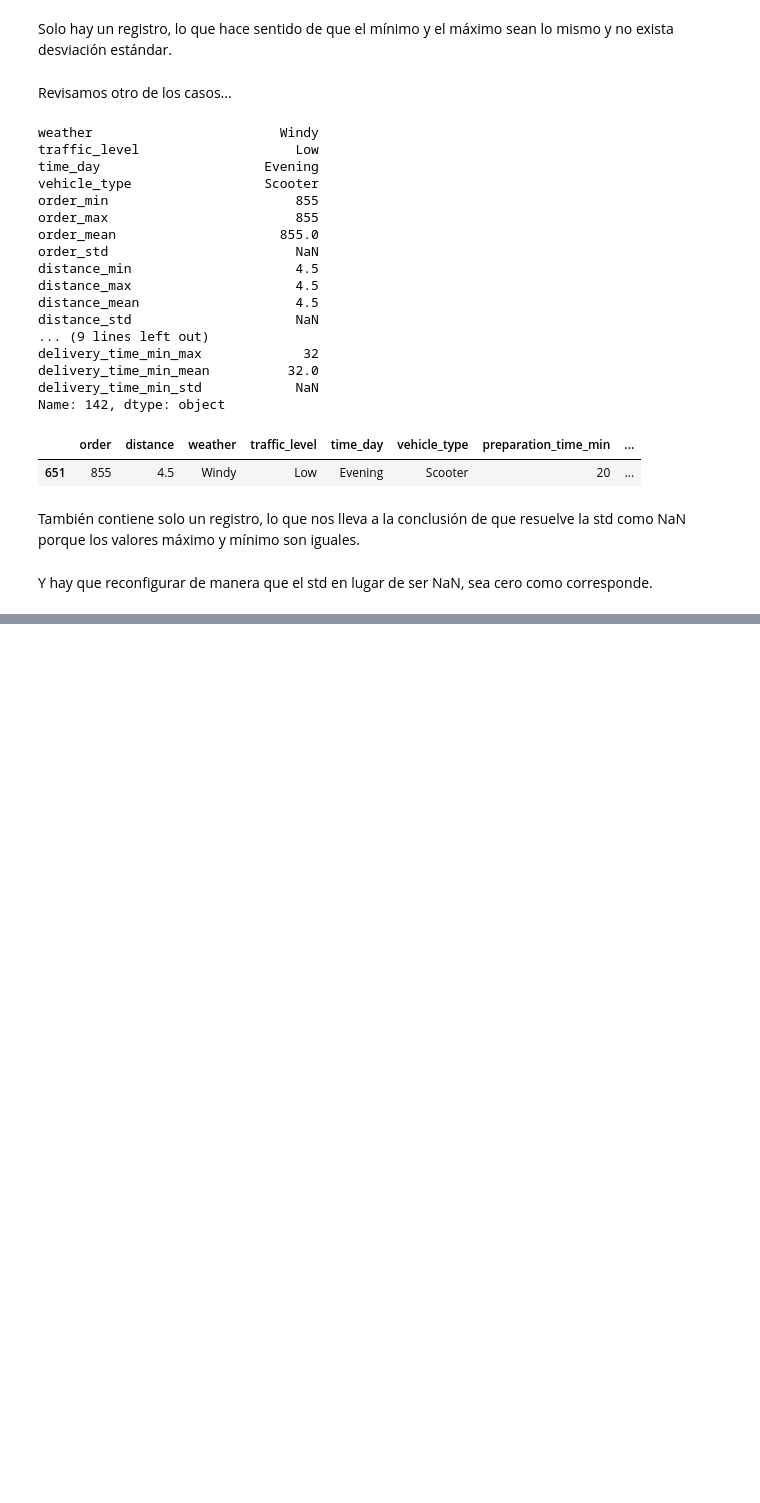
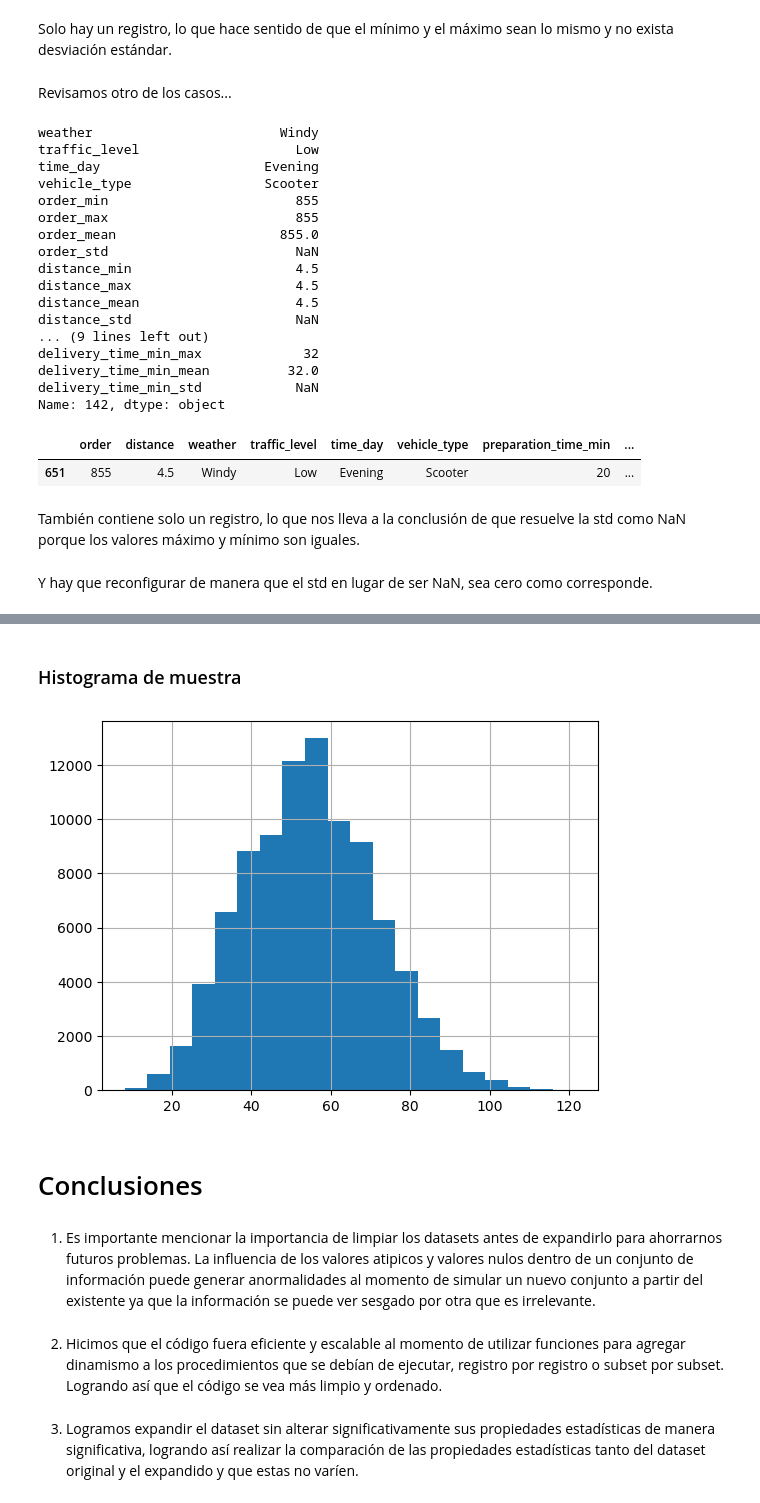
Before and after one commit to kattherineh/Simulacion-de-dataset, a Jupyter notebook: ProyectoEDA.ipynb, the cells around one changed output, grey strips where cells are left out. Drawn from its saved outputs; the diff is of its cells as text; code cells hidden in the pictures; blank space fills up the shorter version.

Commit message:
Conclusiones

```diff
--- a/ProyectoEDA.ipynb
+++ b/ProyectoEDA.ipynb
@@ -739,0 +773,15 @@ dfextended
+# %% [markdown]
+### Histograma de muestra
+# %%
+final['delivery_time_min'].hist(bins=20)
+plt.show()
+# %% [output]
+[figure, added]
+# %% [markdown]
+# Conclusiones
+# %% [markdown]
+1. Es importante mencionar la importancia de limpiar los datasets antes de expandirlo para ahorrarnos futuros problemas. La influencia de los valores atipicos y valores nulos dentro de un conjunto de información puede generar anormalidades al momento de simular un nuevo conjunto a partir del existente ya que la información se puede ver sesgado por otra que es irrelevante.
+# %% [markdown]
+2. Hicimos que el código fuera eficiente y escalable al momento de utilizar funciones para agregar dinamismo a los procedimientos que se debían de ejecutar, registro por registro o subset por subset. Logrando así que el código se vea más limpio y ordenado.
+# %% [markdown]
+3. Logramos expandir el dataset sin alterar significativamente sus propiedades estadísticas de manera significativa, logrando así realizar la comparación de las propiedades estadísticas tanto del dataset original y el expandido y que estas no varíen.
```
Also changed, not shown: parts of 37 cells of this notebook.
